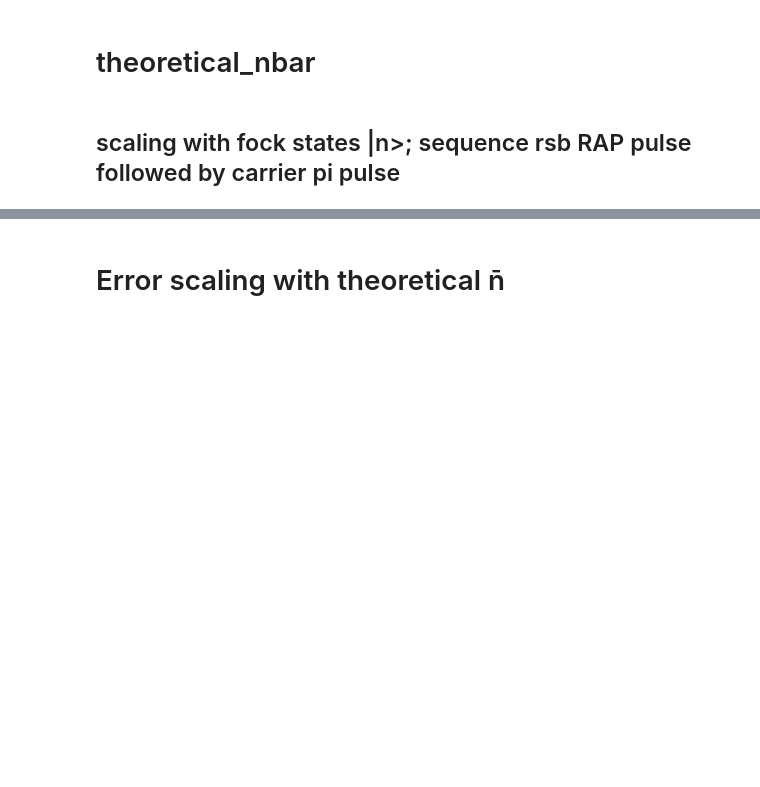
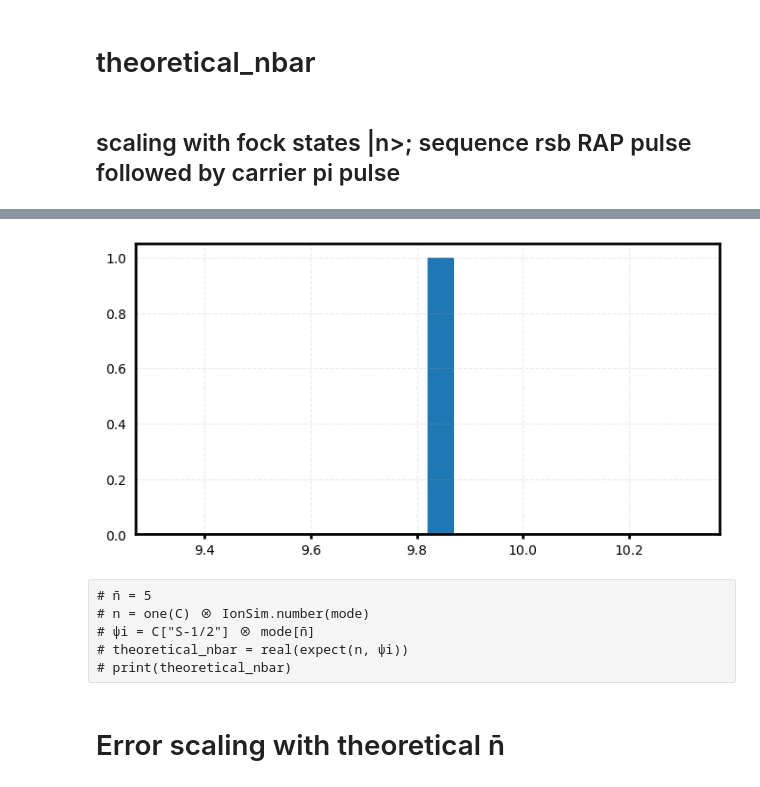
Before and after one commit to HaeffnerLab/lattice_notebooks, a Jupyter notebook: RAP_sequence.ipynb, the cells around one changed output, grey strips where cells are left out. Drawn from its saved outputs; the diff is of its cells as text; code cells hidden in the pictures; blank space fills up the shorter version.

```diff
--- a/RAP_sequence.ipynb
+++ b/RAP_sequence.ipynb
@@ -215,3 +236,16 @@ error: 0.01799999999999997
+# %%
+x = average_phonon_number_measurement
+num_bins = 20
+n, bins, patches  = plt.hist(x, num_bins)
+plt.show()
+# %% [output]
+[figure, added]
+# %% [raw]
+# n̄ = 5
+# n = one(C) ⊗ IonSim.number(mode)
+# ψi = C["S-1/2"] ⊗ mode[n̄]
+# theoretical_nbar = real(expect(n, ψi))
+# print(theoretical_nbar)
 # %% [markdown]
 # Error scaling with theoretical n̄
 # %%
```
Also changed, not shown: parts of 8 cells of this notebook.
